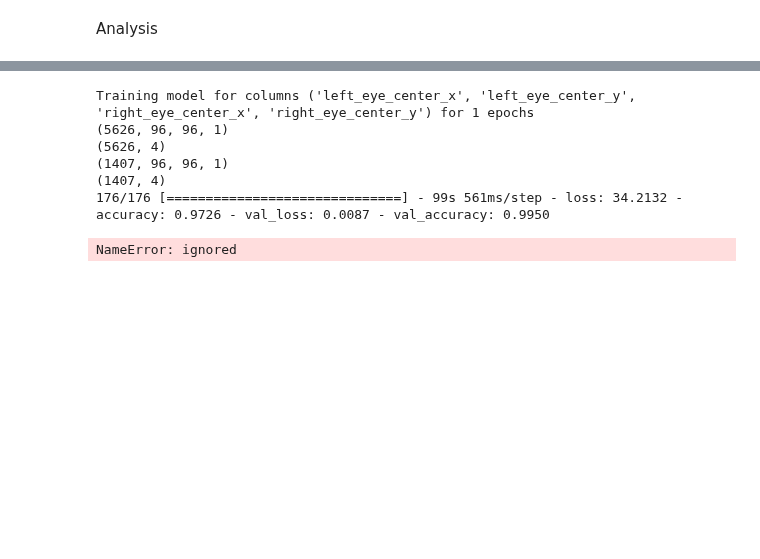
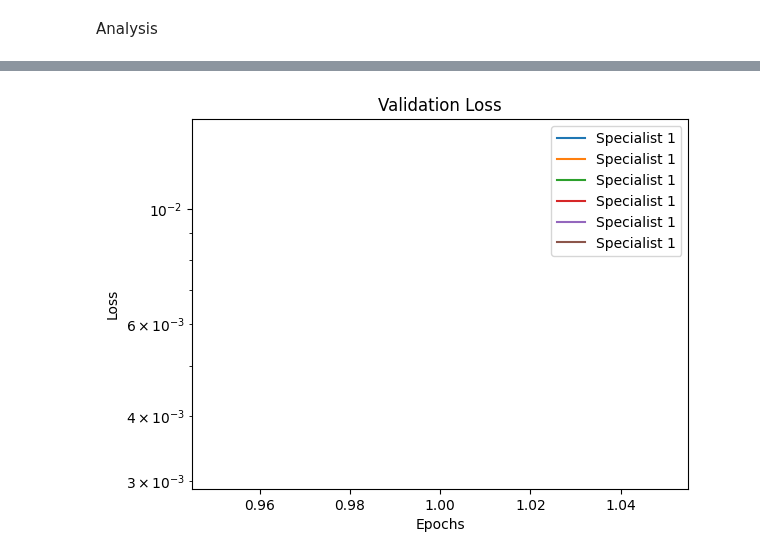
Before and after one commit to lmarieta/FaceRecognition, a Jupyter notebook: Face_recognition.ipynb, the cells around one changed output, grey strips where cells are left out. Cells and saved outputs as stored; diff of their text form; code cells hidden in the pictures; blank space fills up the shorter version.

```diff
--- a/Face_recognition.ipynb
+++ b/Face_recognition.ipynb
@@ -307,29 +367,13 @@ NameError: ignored
-# %%
-fit_specialists()
-
-# Combine predictions from all specialists
-combined_predictions = np.hstack(predictions_list)
-
-# Calculate the loss value for the combined predictions
-combined_loss = mean_squared_error(y_test_cleaned, combined_predictions)
-
-# Save the model to a file
-# model.save('/content/model.h5')
-
-# Duration
-duration = default_timer() - start
-print(duration)
-df['Duration'] = duration
-# %% [output]
-Training model for columns ('left_eye_center_x', 'left_eye_center_y', 'right_eye_center_x', 'right_eye_center_y') for 1 epochs
-(5626, 96, 96, 1)
-(5626, 4)
-(1407, 96, 96, 1)
-(1407, 4)
-176/176 [==============================] - 99s 561ms/step - loss: 34.2132 - accuracy: 0.9726 - val_loss: 0.0087 - val_accuracy: 0.9950
-NameError: ignored
 # %%
+plt.figure()
 i = 1
 for index, value in enumerate(val_loss_values):
     plt.plot(range(1, epochs+1), value[1], label='Specialist ' + str(i))
-    i += 1
+plt.yscale('log')
+plt.xlabel('Epochs')
+plt.ylabel('Loss')
+plt.title('Validation Loss')
+plt.legend()
+plt.show()
+# %% [output]
+[figure, added]
```
Also changed, not shown: parts of 8 cells of this notebook.
